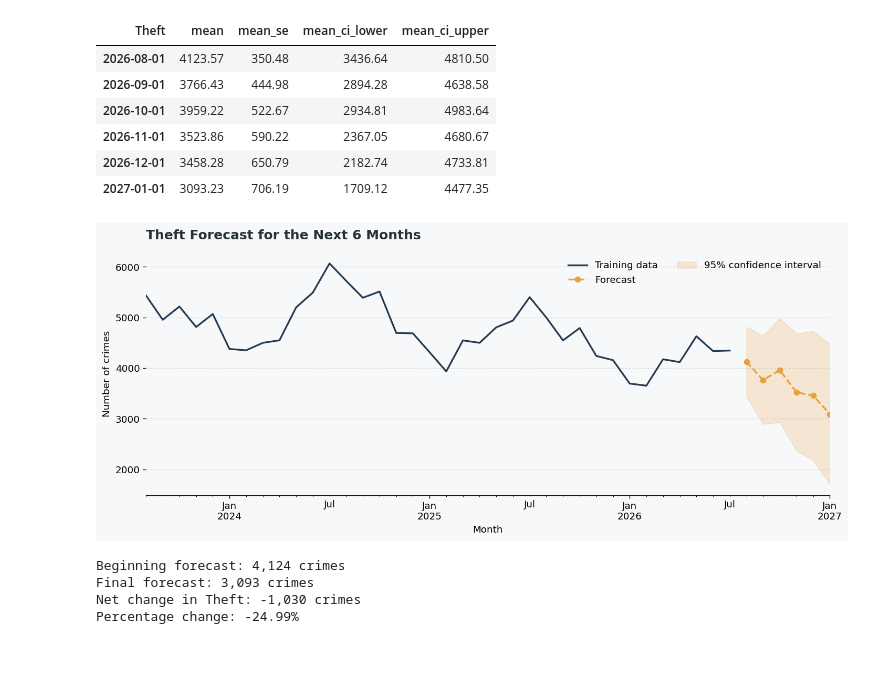
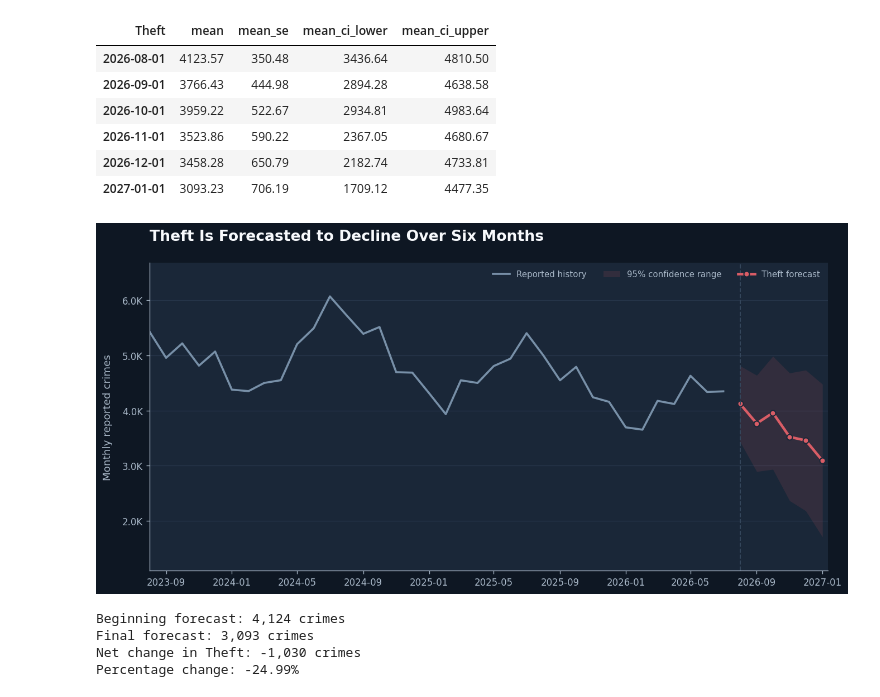
Before and after one commit to swirita/Chicago-Crime-Analysis-and-Forecasting, a Jupyter notebook: notebooks/03_crime_forecasting.ipynb, the cells around one changed output. Saved outputs shown, nothing was run; the diff lists cells and outputs as text; code cells hidden in the pictures; blank space fills up the shorter version.

Commit message:
update visual style

```diff
--- a/notebooks/03_crime_forecasting.ipynb
+++ b/notebooks/03_crime_forecasting.ipynb
@@ -158,3 +158,15 @@ def plot_forecast(
     plt.show()
 
     return fig, ax
+
+# Dashboard style used only for the report-ready forecast visuals
+REPORT_COLORS = {
+    "page": "#0E1723",
+    "panel": "#1A2738",
+    "text": "#F7F9FC",
+    "muted": "#A9B8C8",
+    "grid": "#34465B",
+    "history": "#7890A8",
+    "theft": "#D95D66",
+    "battery": "#5DA5DA",
+}
@@ -827,16 +994,17 @@ display(theft_future.round(2))
 | 2026-11-01 | 3523.86 | 590.22 | 2367.05 | 4680.67 |
 | 2026-12-01 | 3458.28 | 650.79 | 2182.74 | 4733.81 |
 | 2027-01-01 | 3093.23 | 706.19 | 1709.12 | 4477.35 |
-# %%
-plot_forecast(
-    theft_ts,
-    None,
-    theft_future,
-    n_train_lags=36,
-    title="Theft Forecast for the Next 6 Months",
-);
-# %% [output]
-[figure, removed]
+# %%
+plot_report_forecast(
+    history=theft_ts,
+    forecast_df=theft_future,
+    crime_name="Theft",
+    color=REPORT_COLORS["theft"],
+    title="Theft Is Forecasted to Decline Over Six Months",
+    history_months=36,
+);
+# %% [output]
+[figure, added]
 # %%
 # Define the beginning and final forecast values
 starting_value = theft_future["mean"].iloc[0]
```
Also changed, not shown: parts of 13 cells of this notebook.
